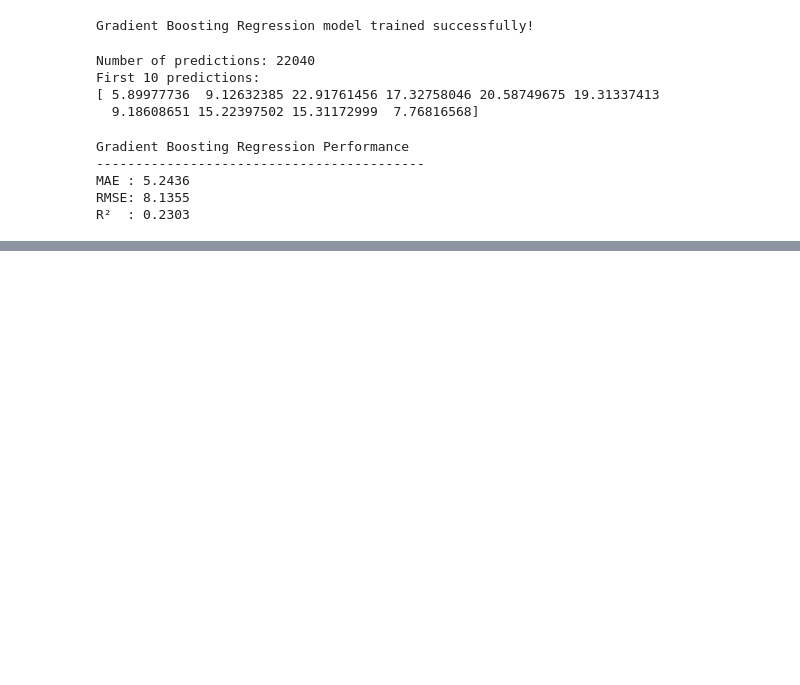
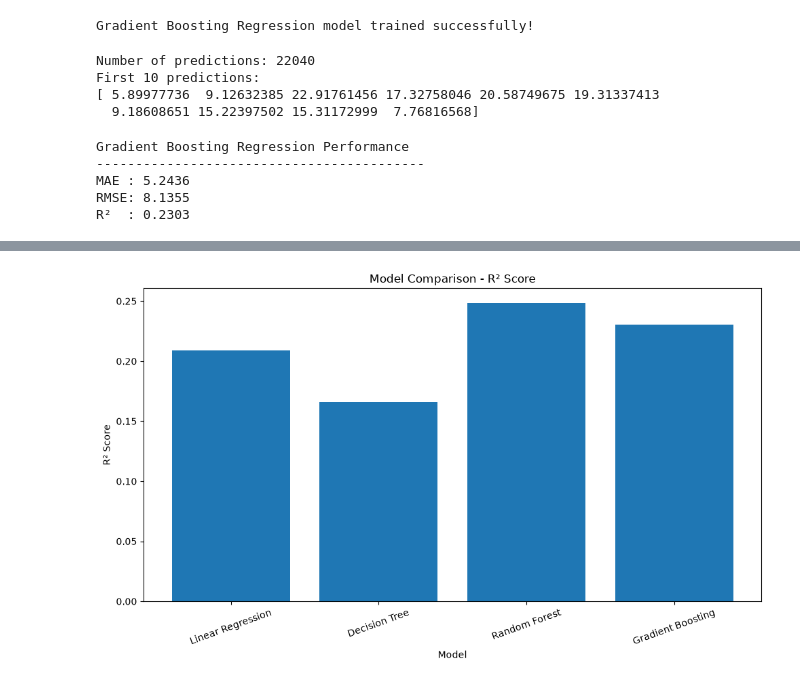
Before and after one commit to DRPatel75/Logistics_Data_Analysis, a Jupyter notebook: notebooks/04_predictive_modeling_optimization.ipynb, the cells around one changed output, grey strips where cells are left out. Saved outputs shown, nothing was run; the diff lists cells and outputs as text; code cells hidden in the pictures; blank space fills up the shorter version.

```diff
--- a/notebooks/04_predictive_modeling_optimization.ipynb
+++ b/notebooks/04_predictive_modeling_optimization.ipynb
@@ -556,0 +653,24 @@ R²  : 0.2303
+# %%
+plt.figure(figsize=(10, 6))
+
+plt.bar(
+    results_df["Model"],
+    results_df["R2"]
+)
+
+plt.title("Model Comparison - R² Score")
+plt.xlabel("Model")
+plt.ylabel("R² Score")
+
+plt.xticks(rotation=20)
+plt.tight_layout()
+
+plt.savefig(
+    "../screenshots/week4_model_comparison_r2.png",
+    dpi=300,
+    bbox_inches="tight"
+)
+
+plt.show()
+# %% [output]
+[figure, added]
```
Also changed, not shown: parts of 4 cells of this notebook, 2 other files.
